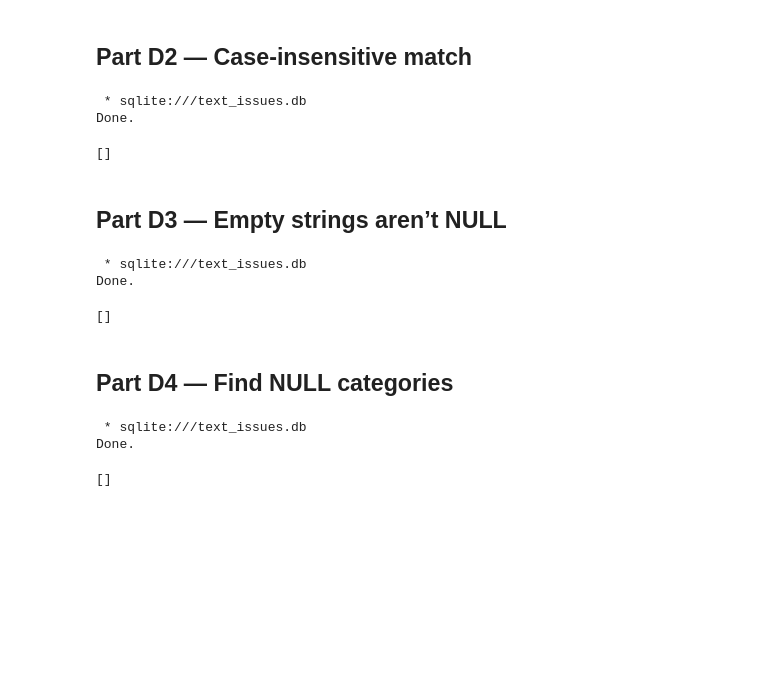
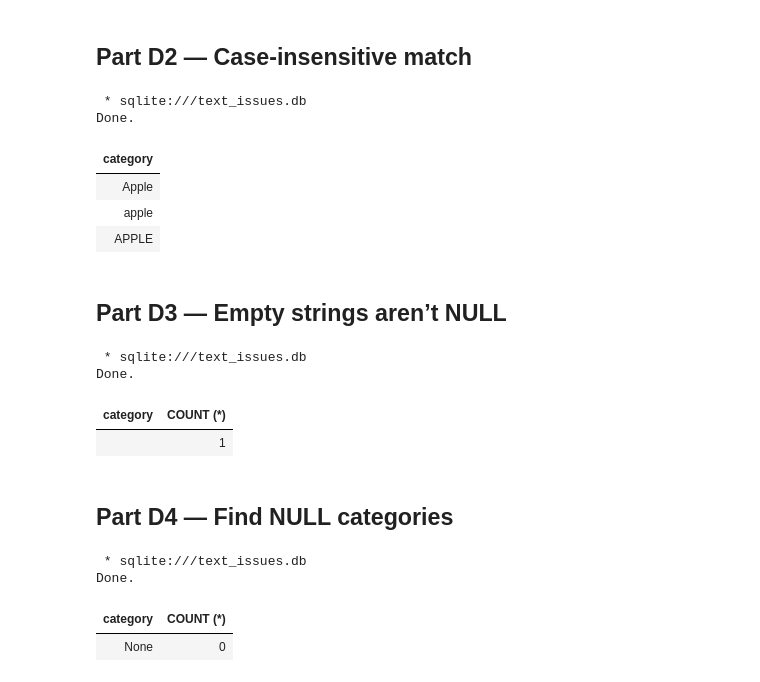
Before and after one commit to phoenixcoelho06/MIS2800, a Jupyter notebook: IC_Feb04_IC_STUDENT_(1).ipynb, the cells around one changed output. Cells and saved outputs as stored; diff of their text form; code cells hidden in the pictures; blank space fills up the shorter version.

```diff
--- a/IC_Feb04_IC_STUDENT_(1).ipynb
+++ b/IC_Feb04_IC_STUDENT_(1).ipynb
@@ -240,25 +256,39 @@ Done.
 # %%
 %%sql
 -- Return rows that are apple regardless of case/spaces using LOWER(TRIM(category)) = 'apple'.
+SELECT (category)
+FROM inventory_table
+WHERE LOWER(TRIM(category)) = 'apple'
 # %% [output]
  * sqlite:///text_issues.db
 Done.
-[]
+| category |
+| Apple |
+| apple |
+| APPLE |
 # %% [markdown]
 ## Part D3 — Empty strings aren’t NULL
 # %%
 %%sql
 -- Show rows where category is an empty string '' (NOT NULL).
+SELECT (category), COUNT (*)
+FROM inventory_table
+WHERE (category) = ""
 # %% [output]
  * sqlite:///text_issues.db
 Done.
-[]
+| category | COUNT (*) |
+|  | 1 |
 # %% [markdown]
 ## Part D4 — Find NULL categories
 # %%
 %%sql
 -- Show rows where category IS NULL.
+SELECT (category), COUNT (*)
+FROM inventory_table
+WHERE (category) = NULL
 # %% [output]
  * sqlite:///text_issues.db
 Done.
-[]
+| category | COUNT (*) |
+| None | 0 |
```
Also changed, not shown: parts of 4 cells of this notebook.
